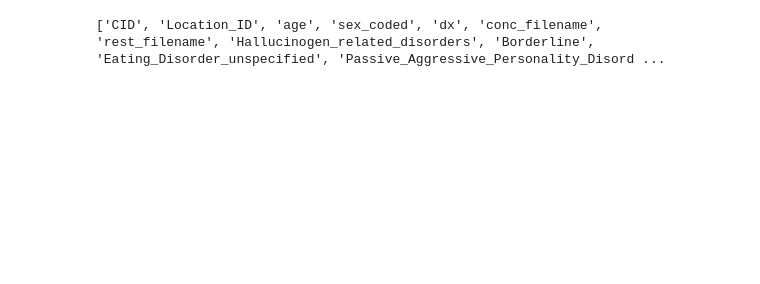
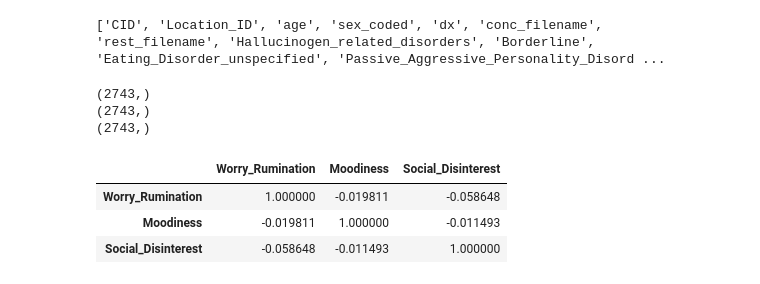
Before and after one commit to amrithah93/Clinical_Outcomes_Project, a Jupyter notebook: Step7_Regressions.ipynb, the cells around one changed output. Cells and saved outputs as stored; diff of their text form; code cells hidden in the pictures; blank space fills up the shorter version.

```diff
--- a/Step7_Regressions.ipynb
+++ b/Step7_Regressions.ipynb
@@ -48,3 +72,33 @@ score_m_perc_mem_work_score = df['score|m|perc|mem-work.score'] #one of the fact
 # %% [output]
 ['CID', 'Location_ID', 'age', 'sex_coded', 'dx', 'conc_filename', 'rest_filename', 'Hallucinogen_related_disorders', 'Borderline', 'Eating_Disorder_unspecified', 'Passive_Aggressive_Personality_Disord ...
+# %%
+import pandas as pd
+
+# Ensure each variable is 1‑D
+worry_rumination = worry_rumination.squeeze()
+moodiness = moodiness.squeeze()
+social_disinterest = social_disinterest.squeeze()
+
+print(worry_rumination.shape)
+print(moodiness.shape)
+print(social_disinterest.shape)
+
+# Build DataFrame
+df = pd.DataFrame({
+    'Worry_Rumination': worry_rumination,
+    'Moodiness': moodiness,
+    'Social_Disinterest': social_disinterest
+})
+
+# Correlation matrix
+correlation_matrix = df.corr()
+correlation_matrix
+# %% [output]
+(2743,)
+(2743,)
+(2743,)
+|  | Worry_Rumination | Moodiness | Social_Disinterest |
+| Worry_Rumination | 1.000000 | -0.019811 | -0.058648 |
+| Moodiness | -0.019811 | 1.000000 | -0.011493 |
+| Social_Disinterest | -0.058648 | -0.011493 | 1.000000 |
 # %%
```
Also changed, not shown: parts of 10 cells of this notebook, 3 other files.
